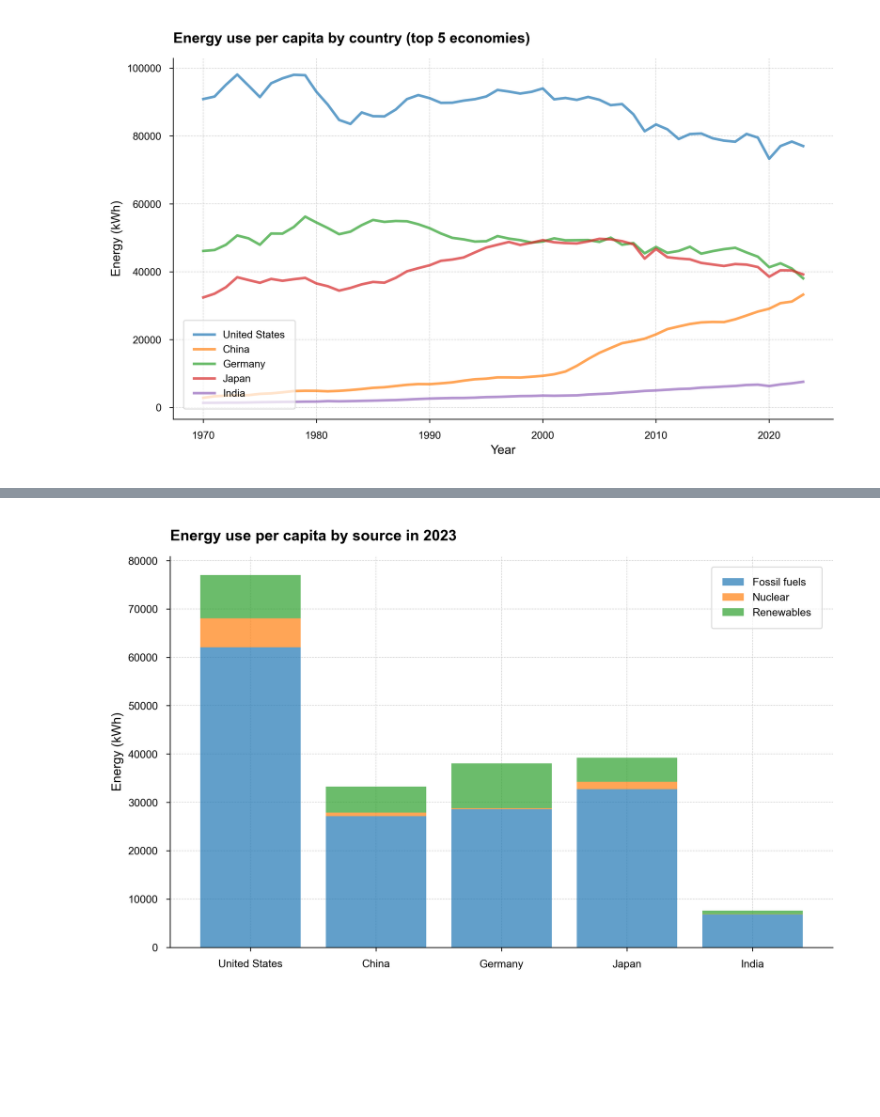
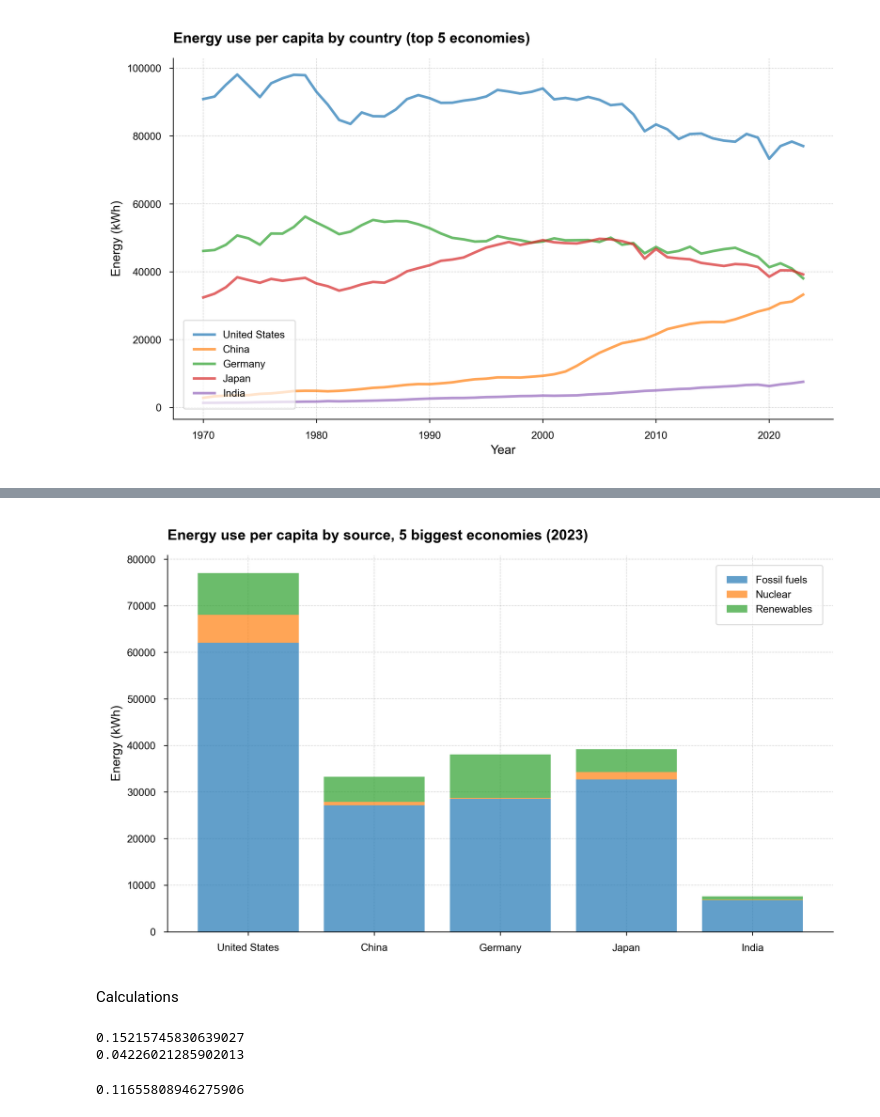
Before and after one commit to joypauls/blog-notebooks, a Jupyter notebook: notebooks/energy_use.ipynb, the cells around one changed output, grey strips where cells are left out. Saved outputs shown, nothing was run; the diff lists cells and outputs as text; code cells hidden in the pictures; blank space fills up the shorter version.

```diff
--- a/notebooks/energy_use.ipynb
+++ b/notebooks/energy_use.ipynb
@@ -330,33 +412,52 @@ field_labels = ["Fossil fuels", "Nuclear", "Renewables"]
 
 formatted_data = []
 for field in fields:
     country_data = []
     for country in countries:
         country_data.append(df_2023[df_2023["country"] == country][field].values[0])
     formatted_data.append(country_data)
 
 # print(formatted_data)
 
 fig, ax = plt.subplots(figsize=(10, 6))
-fig.subplots_adjust(left=0.8, right=0.95, top=0.9, bottom=0.15)
+# fig.subplots_adjust(left=0.8, right=0.95, top=0.9, bottom=0.15)
 ax.set_axisbelow(True)
 
 bottom = np.zeros(len(countries))
 for i, subcategory_data in enumerate(formatted_data):
     ax.bar(countries, subcategory_data, bottom=bottom, label=field_labels[i], alpha=0.7)
     bottom += subcategory_data
 
-ax.set_title("Energy use per capita by source in 2023", loc="left", fontweight="bold")
+ax.set_title("Energy use per capita by source, 5 biggest economies (2023)", loc="left", fontweight="bold")
 ax.set_ylabel("Energy (kWh)")
 ax.legend(
     loc="upper right",
     frameon=True,
     # fancybox=True,
     # shadow=True,
     framealpha=0.7,
     borderpad=1,
 )
 
+plt.savefig("../../joypauls.dev-astro/src/assets/blog/energy-use-in-us/energy_use_country_capita_2023.png")
 plt.show()
 # %% [output]
-[figure, old version]
+[figure, new version]
+# %% [markdown]
+Calculations
+# %%
+# us percent of world energy consumption
+
+df_2023 = df[df["year"] == 2023]
+print(df_2023[df_2023["country"] == "United States"]["primary_energy_consumption"].values[0] / df_2023[df_2023["country"] == "World"]["primary_energy_consumption"].values[0])
+print(df_2023[df_2023["country"] == "United States"]["population"].values[0] / df_2023[df_2023["country"] == "World"]["population"].values[0])
+# %% [output]
+0.15215745830639027
+0.04226021285902013
+# %%
+# us: renewable percent of total energy consumption
+
+df_2023 = df[df["year"] == 2023]
+print(df_2023[df_2023["country"] == "United States"]["renewables_consumption"].values[0] / df_2023[df_2023["country"] == "United States"]["primary_energy_consumption"].values[0])
+# %% [output]
+0.11655808946275906
```
Also changed, not shown: parts of 7 cells of this notebook.
